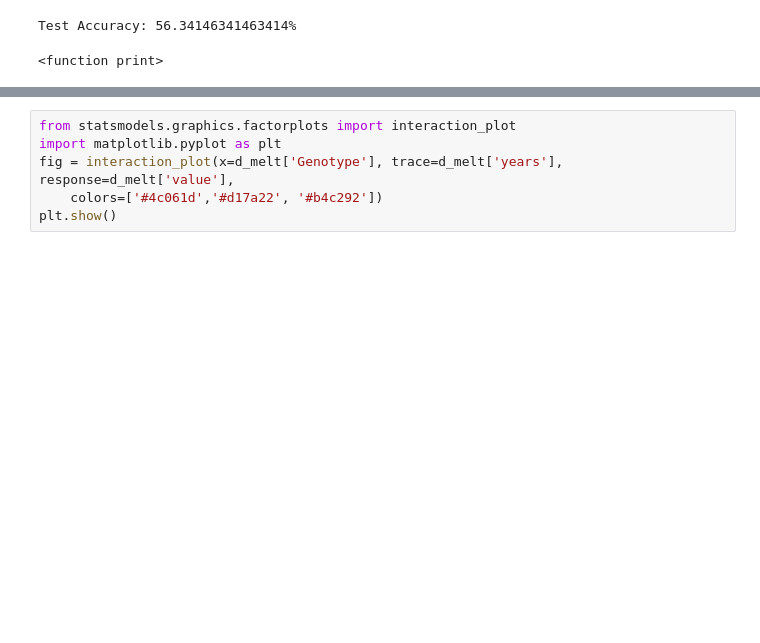
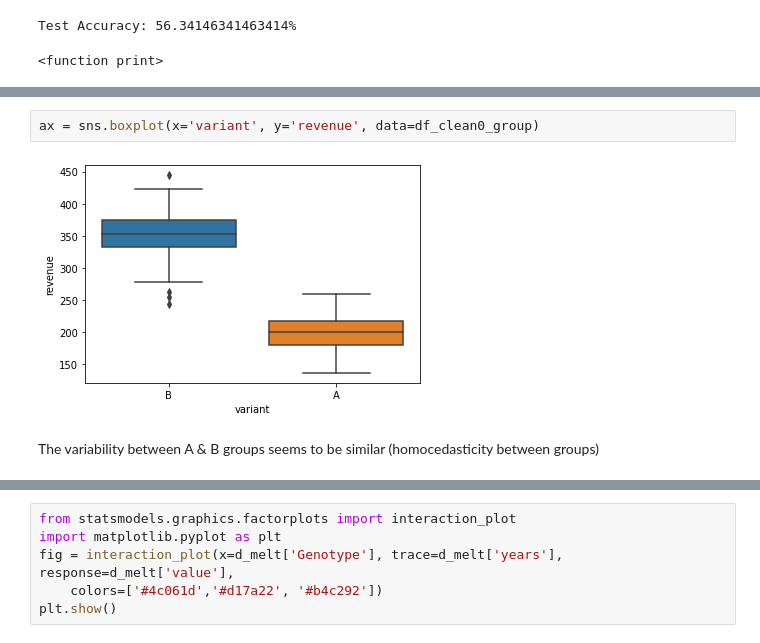
Before and after one commit to javimonjas/SpotaHome, a Jupyter notebook: ANOVA_Analysis.ipynb, the cells around one changed output, grey strips where cells are left out. Saved outputs shown, nothing was run; the diff lists cells and outputs as text; blank space fills up the shorter version.

Commit message:
introduce revenue per user

```diff
--- a/ANOVA_Analysis.ipynb
+++ b/ANOVA_Analysis.ipynb
@@ -363,0 +390,6 @@ Test Accuracy: 56.34146341463414%
+# %%
+ax = sns.boxplot(x='variant', y='revenue', data=df_clean0_group)
+# %% [output]
+[figure, added]
+# %% [markdown]
+The variability between A & B groups seems to be similar (homocedasticity between groups)
```
Also changed, not shown: parts of 48 cells of this notebook.
